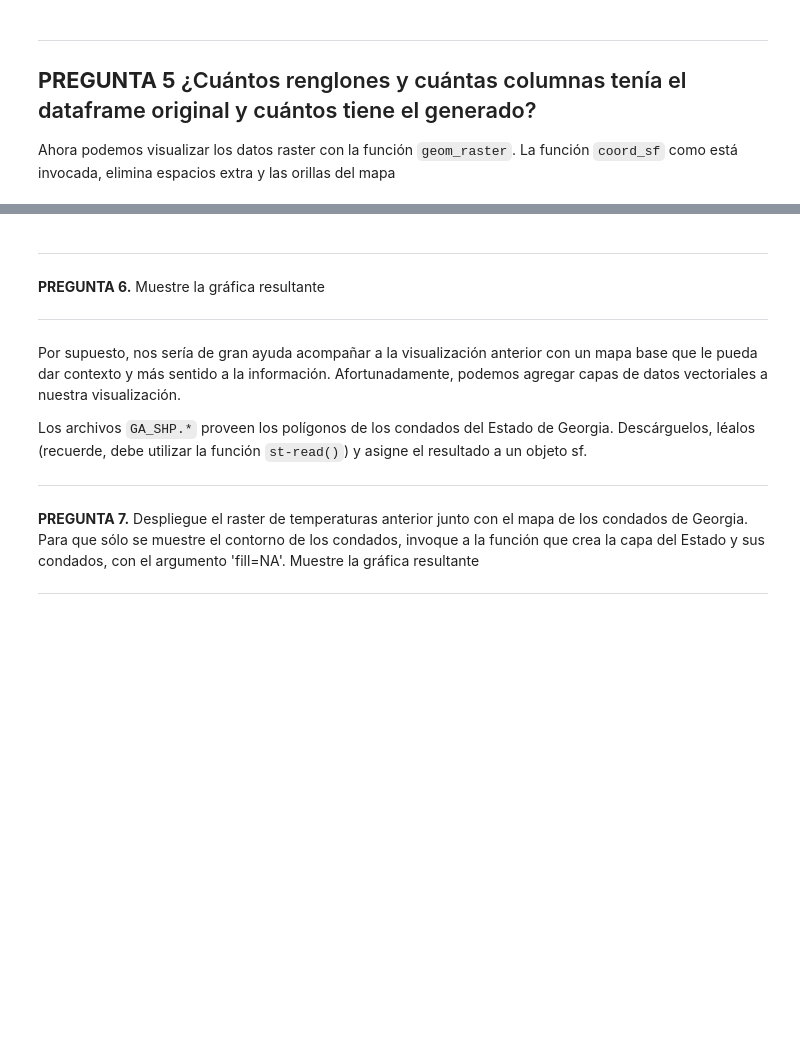
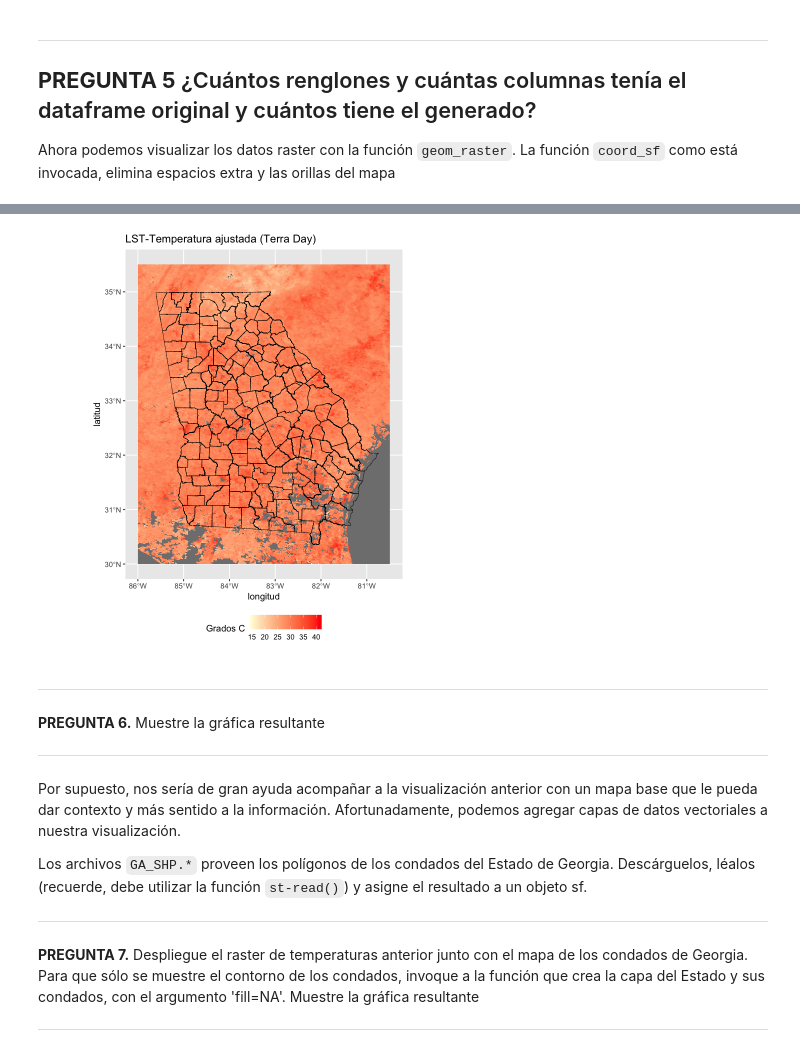
Before and after one commit to MiguelMonr/VisualizacionInformacion, a Jupyter notebook: Notebooks/Pr7_VisualizacionRaster.ipynb, the cells around one changed output, grey strips where cells are left out. Saved outputs shown, nothing was run; the diff lists cells and outputs as text; code cells hidden in the pictures; blank space fills up the shorter version.

```diff
--- a/Notebooks/Pr7_VisualizacionRaster.ipynb
+++ b/Notebooks/Pr7_VisualizacionRaster.ipynb
@@ -133,3 +241,19 @@ ggplot(data = lst_clip_df) +
+# %%
+sf <- st_read("Testp/GA_SHP.shp", quiet = TRUE)
+
+ggplot() +
+    geom_raster(data = lst_clip_df, aes(x = x, y = y, fill = value)) +
+    scale_fill_gradient(name = "Grados C", low = "lightyellow", high = "red") +
+    geom_sf(data = sf, fill = NA, color = "black") + # Añade los contornos de los condados
+    coord_sf(expand = FALSE) +
+    labs(
+        title = "LST-Temperatura ajustada (Terra Day)",
+        x = "longitud",
+        y = "latitud"
+    ) +
+    theme(legend.position = "bottom")
+# %% [output]
+[figure, added]
 # %% [markdown]
 ---
 **PREGUNTA 6.** Muestre la gráfica resultante
```
Also changed, not shown: parts of 10 cells of this notebook, 7 other files.
